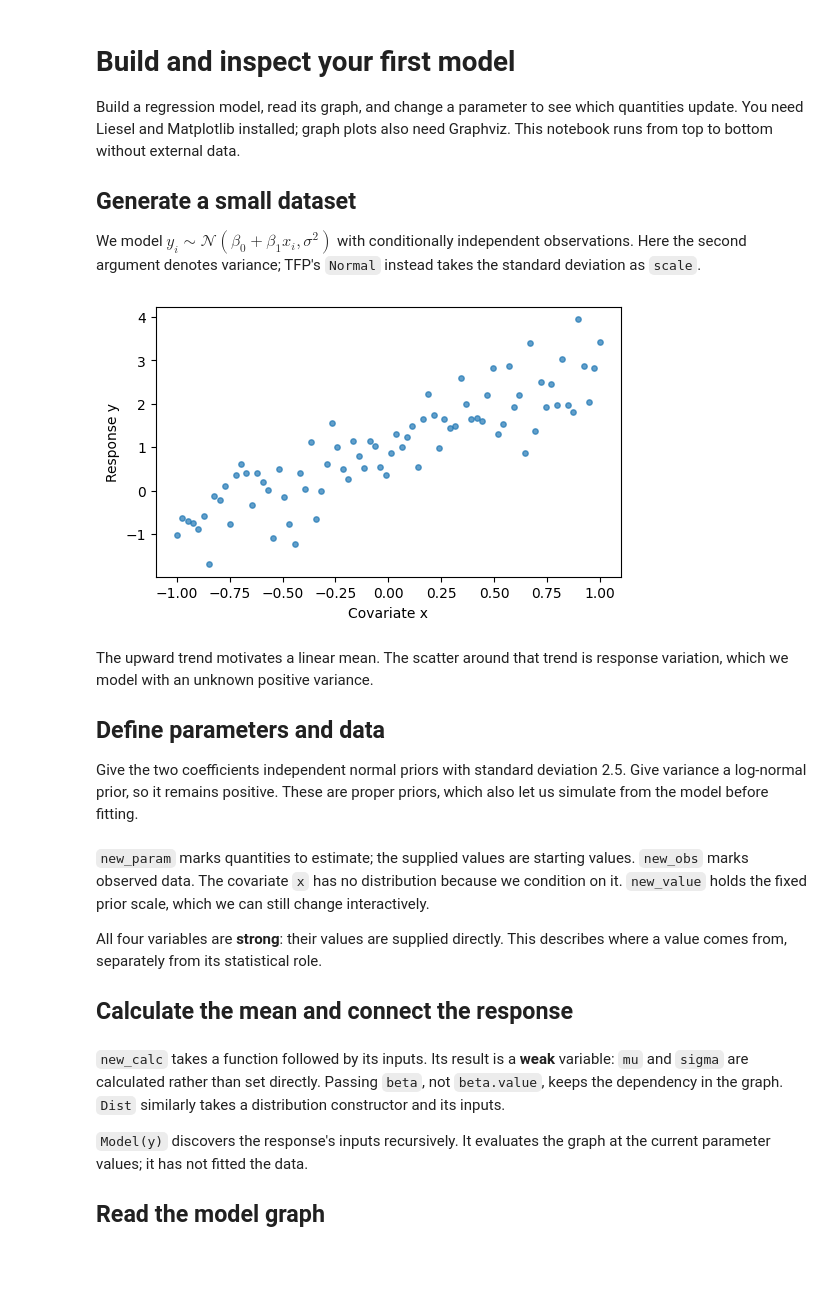
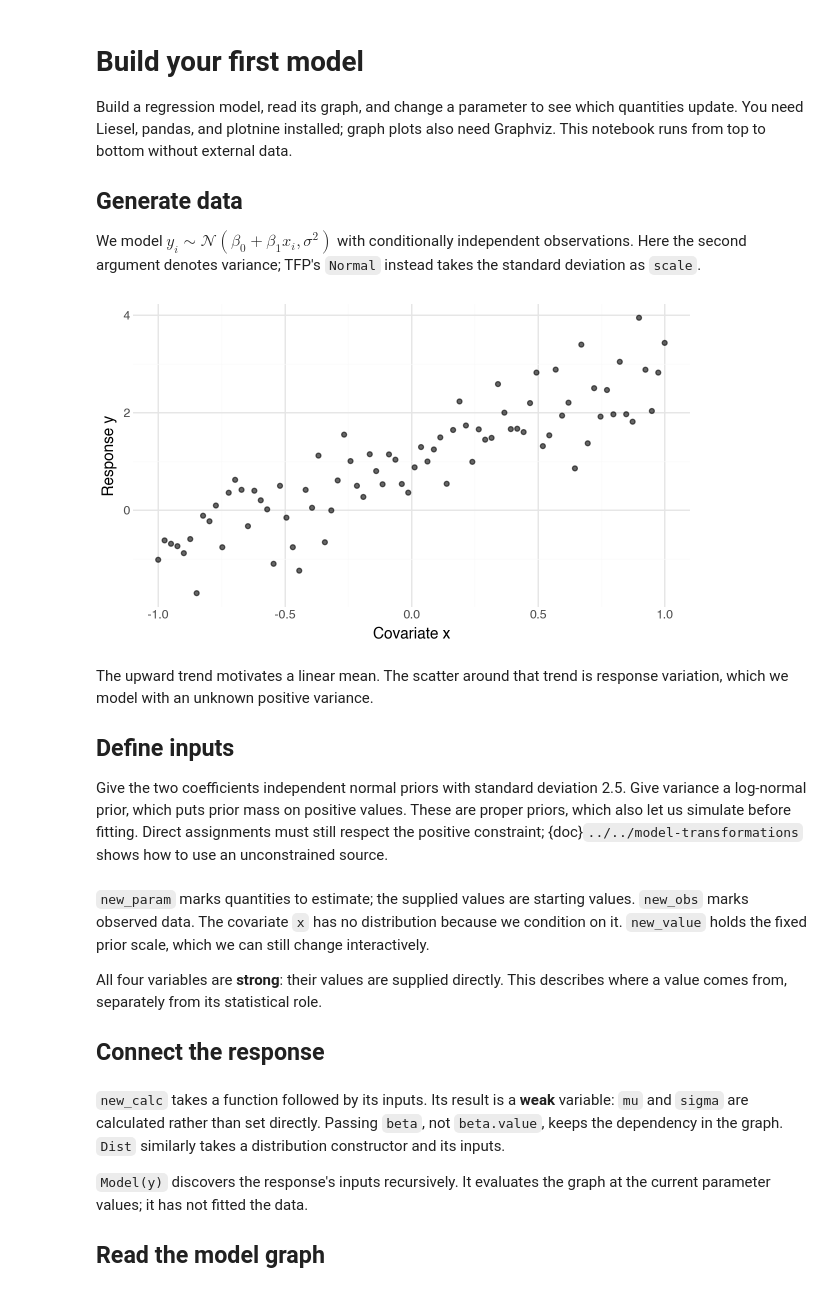
Before and after one commit to liesel-devs/liesel, a Jupyter notebook: docs/source/tutorials/notebooks/11-model-building.ipynb, the cells around one changed output. Saved outputs shown, nothing was run; the diff lists cells and outputs as text; code cells hidden in the pictures; blank space fills up the shorter version.

Commit message:
Use executable model guides and improve notebook readability

```diff
--- a/docs/source/tutorials/notebooks/11-model-building.ipynb
+++ b/docs/source/tutorials/notebooks/11-model-building.ipynb
@@ -1,39 +1,46 @@
 # %% [markdown]
-# Build and inspect your first model
+# Build your first model
 
 Build a regression model, read its graph, and change a parameter to see which
-quantities update. You need Liesel and Matplotlib installed; graph plots also
+quantities update. You need Liesel, pandas, and plotnine installed; graph plots also
 need Graphviz. This notebook runs from top to bottom without external data.
 
-## Generate a small dataset
+## Generate data
 
 We model $y_i \sim \mathcal{N}(\beta_0 + \beta_1 x_i, \sigma^2)$ with conditionally
 independent observations. Here the second argument denotes variance; TFP's
 `Normal` instead takes the standard deviation as `scale`.
-# %%
-import jax
-import jax.numpy as jnp
-import matplotlib.pyplot as plt
-import pandas as pd
-import tensorflow_probability.substrates.jax.distributions as tfd
-
-import liesel.model as lsl
-
-x_data = jnp.linspace(-1.0, 1.0, 80)
-y_data = 1.0 + 2.0 * x_data + 0.7 * jax.random.normal(jax.random.key(42), (80,))
-
-fig, ax = plt.subplots(figsize=(6, 3.5))
-ax.scatter(x_data, y_data, s=15, alpha=0.7)
-ax.set(xlabel="Covariate x", ylabel="Response y")
-plt.show()
-# %% [output]
-[figure, removed]
+# %%
+import jax
+import jax.numpy as jnp
+import pandas as pd
+import plotnine as p9
+import tensorflow_probability.substrates.jax.distributions as tfd
+
+import liesel.model as lsl
+
+x_data = jnp.linspace(-1.0, 1.0, 80)
+y_data = 1.0 + 2.0 * x_data + 0.7 * jax.random.normal(jax.random.key(42), (80,))
+
+data = pd.DataFrame({"x": x_data, "y": y_data})
+# %%
+(
+    p9.ggplot(data, p9.aes("x", "y"))
+    + p9.geom_point(alpha=0.6, size=1.5)
+    + p9.labs(x="Covariate x", y="Response y")
+    + p9.theme_minimal()
+    + p9.theme(figure_size=(6, 3.5))
+).show()
+# %% [output]
+[figure, added]
 # %% [markdown]
 The upward trend motivates a linear mean. The scatter around that trend is
 response variation, which we model with an unknown positive variance.
 
-## Define parameters and data
+## Define inputs
 
 Give the two coefficients independent normal priors with standard deviation
-2.5. Give variance a log-normal prior, so it remains positive. These are proper
-priors, which also let us simulate from the model before fitting.
+2.5. Give variance a log-normal prior, which puts prior mass on positive values.
+These are proper priors, which also let us simulate before fitting. Direct
+assignments must still respect the positive constraint;
+{doc}`../../model-transformations` shows how to use an unconstrained source.
@@ -55,4 +68,4 @@ can still change interactively.
 All four variables are **strong**: their values are supplied directly. This
 describes where a value comes from, separately from its statistical role.
 
-## Calculate the mean and connect the response
+## Connect the response
```
Also changed, not shown: parts of 21 cells of this notebook, 21 other files.
